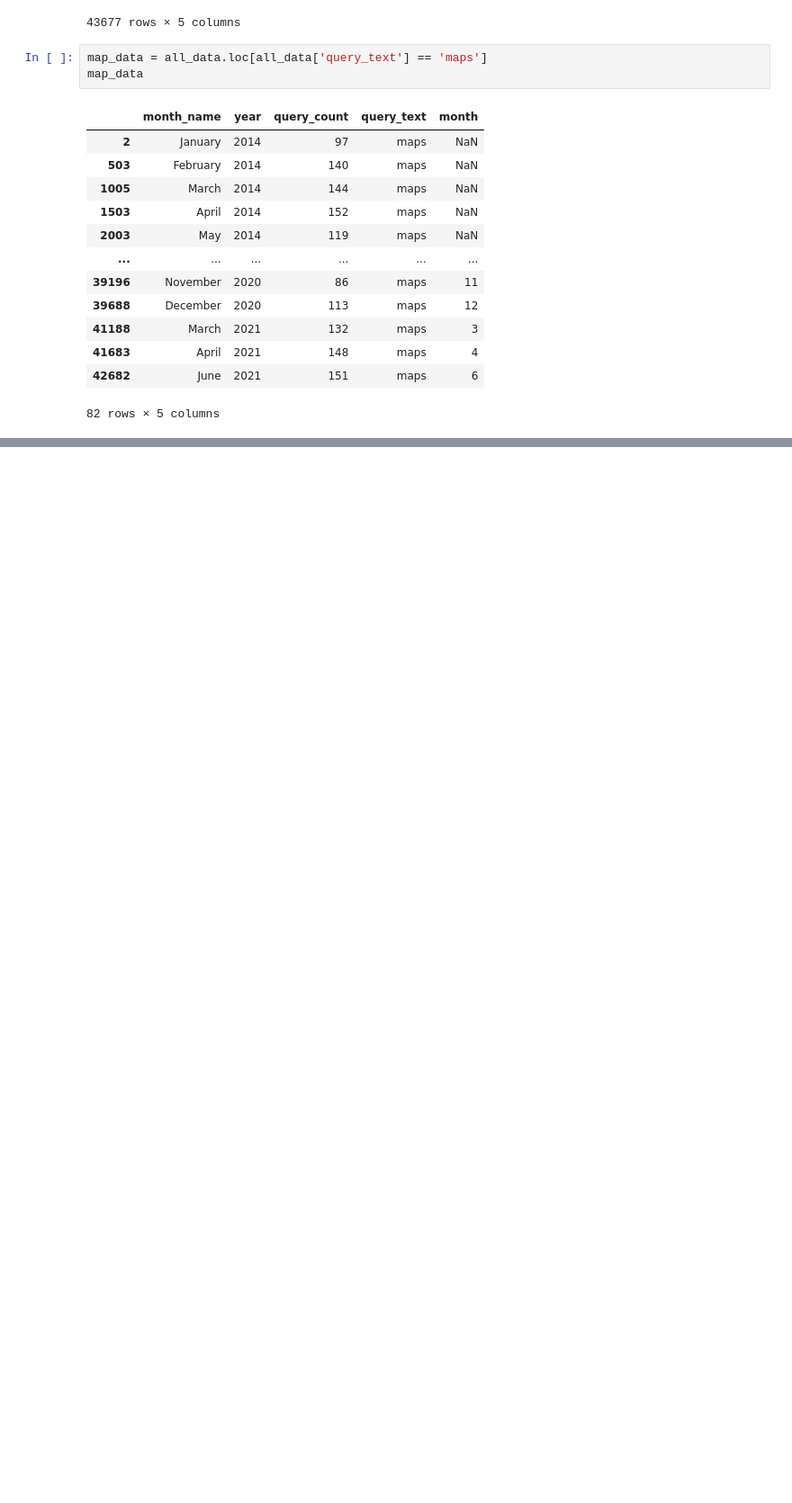
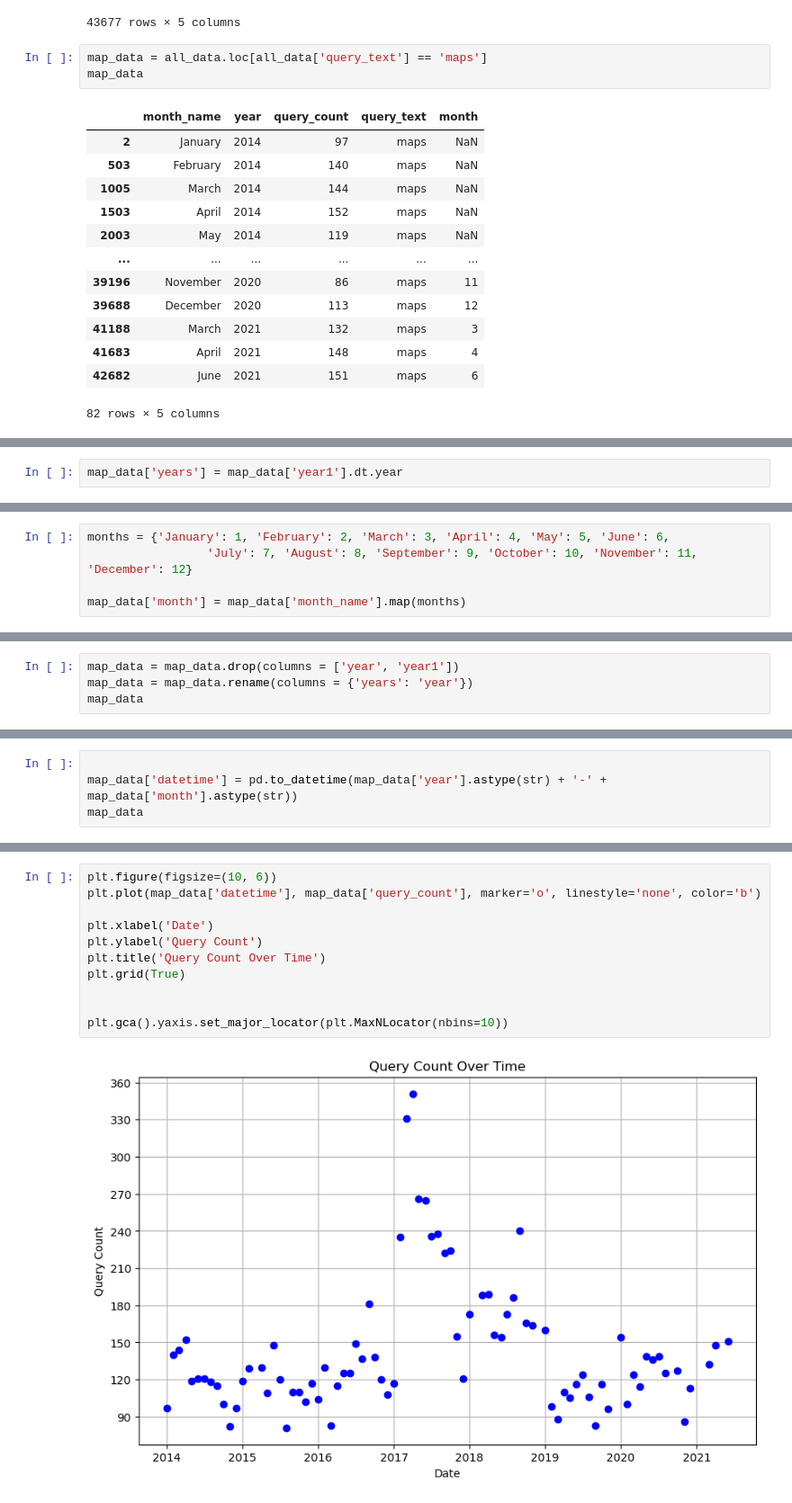
Before and after one commit to NSS-Full-Time-Data-Analytics-11/api-project-nelson-aaron-j, a Jupyter notebook: api_notebook.ipynb, the cells around one changed output, grey strips where cells are left out. Shown at 90% size. Saved outputs shown, nothing was run; the diff lists cells and outputs as text; blank space fills up the shorter version.

```diff
--- a/api_notebook.ipynb
+++ b/api_notebook.ipynb
@@ -147,0 +168,2 @@ map_data
+# %%
+map_data['years'] = map_data['year1'].dt.year
@@ -147,0 +176,5 @@ map_data
+# %%
+months = {'January': 1, 'February': 2, 'March': 3, 'April': 4, 'May': 5, 'June': 6,
+                 'July': 7, 'August': 8, 'September': 9, 'October': 10, 'November': 11, 'December': 12}
+
+map_data['month'] = map_data['month_name'].map(months)
@@ -147,0 +187,4 @@ map_data
+# %%
+map_data = map_data.drop(columns = ['year', 'year1'])
+map_data = map_data.rename(columns = {'years': 'year'})
+map_data
@@ -147,0 +205,4 @@ map_data
+# %%
+
+map_data['datetime'] = pd.to_datetime(map_data['year'].astype(str) + '-' + map_data['month'].astype(str))
+map_data
@@ -147,0 +223,13 @@ map_data
+# %%
+plt.figure(figsize=(10, 6))
+plt.plot(map_data['datetime'], map_data['query_count'], marker='o', linestyle='none', color='b')
+
+plt.xlabel('Date')
+plt.ylabel('Query Count')
+plt.title('Query Count Over Time')
+plt.grid(True)
+
+
+plt.gca().yaxis.set_major_locator(plt.MaxNLocator(nbins=10))
+# %% [output]
+[figure, added]
```
Also changed, not shown: parts of 13 cells of this notebook, 1 other file.
